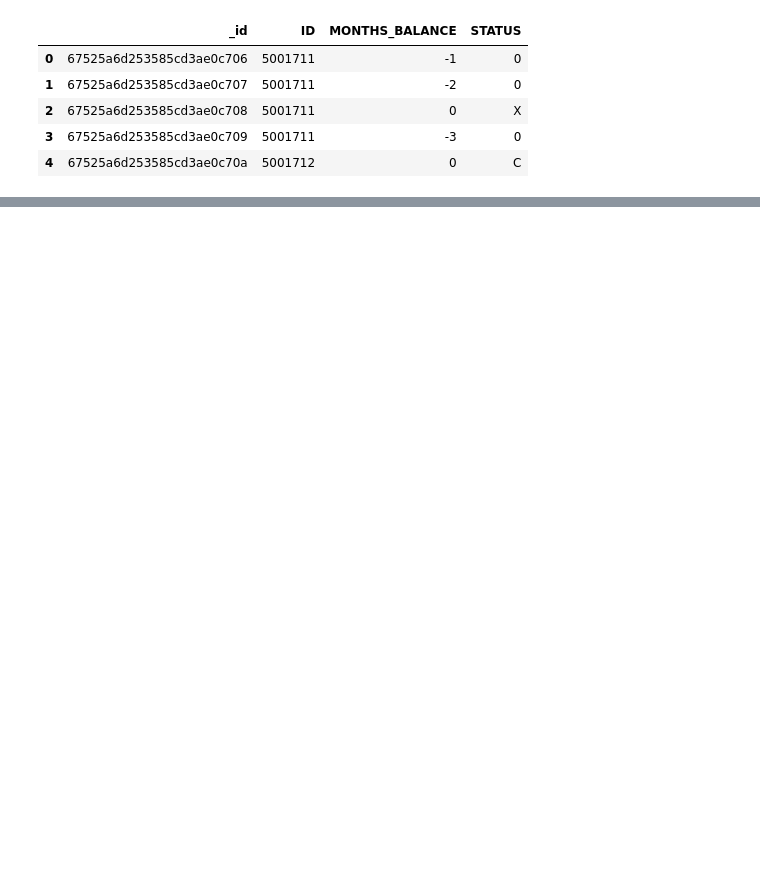
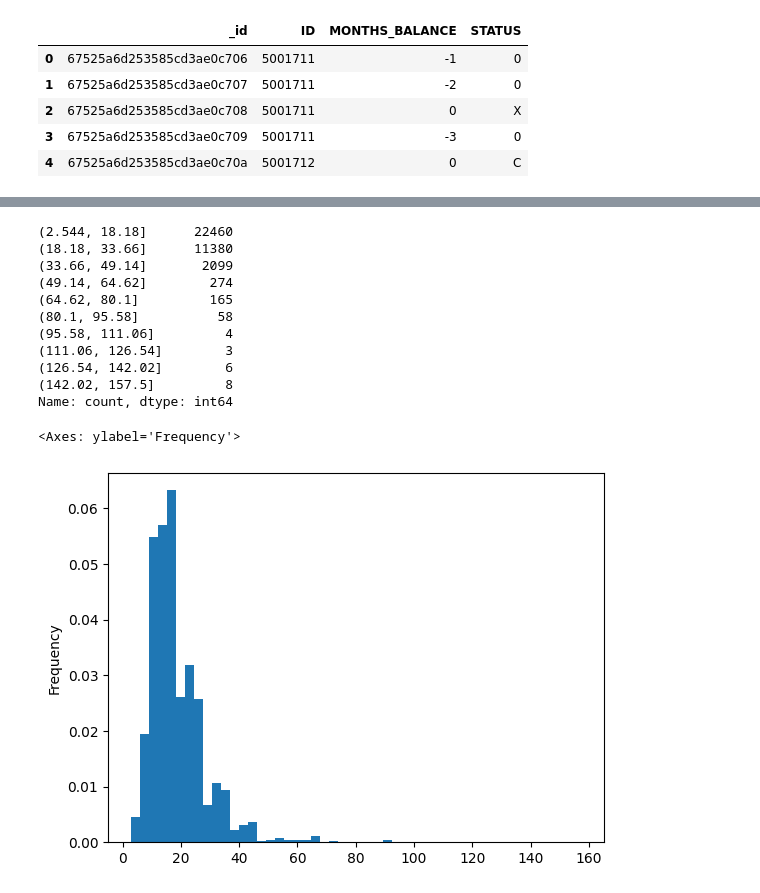
Before and after one commit to lsunley/Project4-ML, a Jupyter notebook: application_notebook.ipynb, the cells around one changed output, grey strips where cells are left out. Saved outputs shown, nothing was run; the diff lists cells and outputs as text; code cells hidden in the pictures; blank space fills up the shorter version.

```diff
--- a/application_notebook.ipynb
+++ b/application_notebook.ipynb
@@ -111,0 +409,6 @@ Index(['_id', 'ID', 'MONTHS_BALANCE', 'STATUS'], dtype='object')
+# %%
+print(new_data['EMAIL'].value_counts(normalize=True,sort=False))
+new_data['EMAIL']=new_data['EMAIL'].astype(str)
+iv, data=calc_iv(new_data,'EMAIL','target')
+ivtable.loc[ivtable['variable']=='EMAIL','IV']=iv
+data.head()
@@ -111,0 +428,6 @@ Index(['_id', 'ID', 'MONTHS_BALANCE', 'STATUS'], dtype='object')
+# %%
+new_data['WORK PHONE']=new_data['WORK PHONE'].astype(str)
+iv, data = calc_iv(new_data,'WORK PHONE','target')
+new_data.drop(new_data[new_data['WORK PHONE'] == 'nan' ].index, inplace=True)
+ivtable.loc[ivtable['variable']=='WORK PHONE','IV']=iv
+data.head()
@@ -111,0 +443,3 @@ Index(['_id', 'ID', 'MONTHS_BALANCE', 'STATUS'], dtype='object')
+# %%
+new_data.loc[new_data['CHILDREN'] >= 2,'CHILDREN']='2More'
+print(new_data['CHILDREN'].value_counts(sort=False))
@@ -111,0 +467,21 @@ Index(['_id', 'ID', 'MONTHS_BALANCE', 'STATUS'], dtype='object')
+# %%
+new_data = convert_dummy(new_data,'CHILDREN')
+# %%
+new_data['INCOME TOTAL']=new_data['INCOME TOTAL'].astype(object)
+new_data['INCOME TOTAL'] = new_data['INCOME TOTAL']/10000
+print(new_data['INCOME TOTAL'].value_counts(bins=10,sort=False))
+new_data['INCOME TOTAL'].plot(kind='hist',bins=50,density=True)
+# %% [output]
+(2.544, 18.18]      22460
+(18.18, 33.66]      11380
+(33.66, 49.14]       2099
+(49.14, 64.62]        274
+(64.62, 80.1]         165
+(80.1, 95.58]          58
+(95.58, 111.06]         4
+(111.06, 126.54]        3
+(126.54, 142.02]        6
+(142.02, 157.5]         8
+Name: count, dtype: int64
+<Axes: ylabel='Frequency'>
+[figure, added]
```
Also changed, not shown: parts of 60 cells of this notebook.
